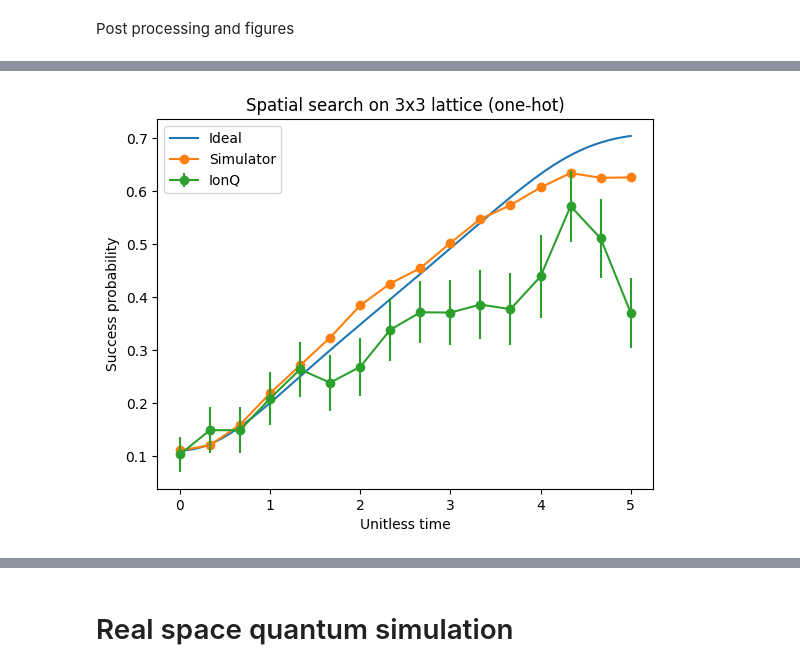
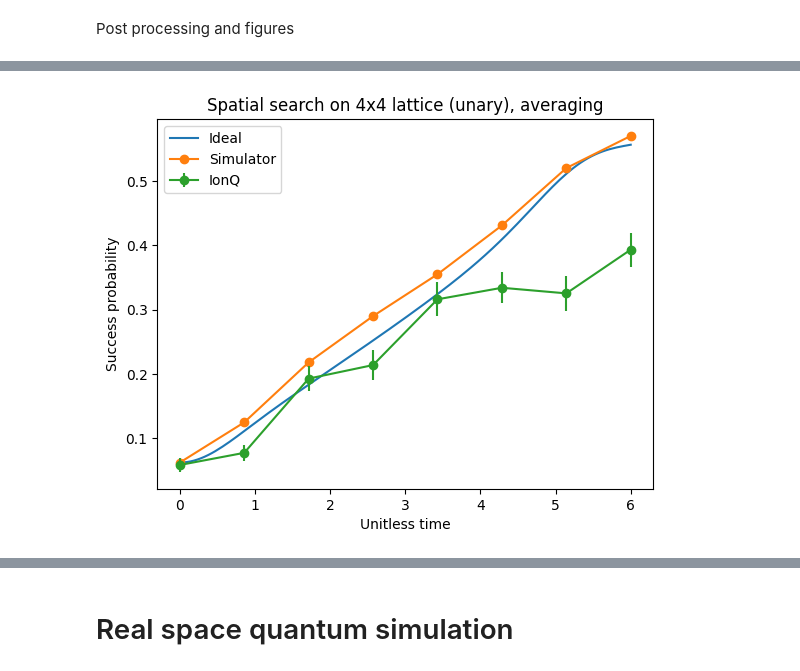
Before and after one commit to jiaqileng/hamiltonian-embedding, a Jupyter notebook: ionq_experiments.ipynb, the cells around one changed output, grey strips where cells are left out. Saved outputs shown, nothing was run; the diff lists cells and outputs as text; code cells hidden in the pictures.

```diff
--- a/ionq_experiments.ipynb
+++ b/ionq_experiments.ipynb
@@ -1985,15 +2465,15 @@ experiment_data/spatial_search/ionq_experiments
 Using StateVectorSimulator
 # %%
-N = 3
+N = 4
 dimension = 2
-encoding = "one-hot"
+encoding = "unary"
 n = num_qubits_per_dim(N, encoding)
 codewords = get_codewords_2d(n, encoding, periodic=False)
 bitstrings = get_bitstrings(N, dimension, encoding)
 
 lamb = 2
-T = 5.0
-r = 7
+T = 6.0
+r = 12
 
 # lamb = 4 # N = 3
 # T = 6.0 # N = 3 (awaiting results on machine)
@@ -2005,13 +2485,17 @@ r = 7
 # lamb = 4 # N = 5
 # r = 18 # N = 5
 
-num_time_points = 16
+num_time_points = 8
 t_vals = np.linspace(0, T, num_time_points)
-num_shots = 100
+num_shots = 500
 
 
 use_native_gates = True
-use_qiskit_transpiler = False
+use_qiskit_transpiler = True
+use_error_mitigation = True
+
+if use_error_mitigation:
+    assert num_shots >= 500, "Number of shots should be at least 500"
 
 experiment_info = {
     "N": N,
@@ -2023,7 +2507,8 @@ experiment_info = {
     "r": r,
     "num_shots": num_shots,
     "use_native_gates": use_native_gates,
-    "use_qiskit_transpiler": use_qiskit_transpiler
+    "use_qiskit_transpiler": use_qiskit_transpiler,
+    "use_error_mitigation": use_error_mitigation
 }
 
 hash_str = hashlib.md5(json.dumps(experiment_info).encode("utf-8")).hexdigest()
@@ -2081,7 +2566,8 @@ if use_real_machine:
     run_ss(N, dimension, encoding, bitstrings, num_time_points, t_vals, TASK_DIR,
            gamma, lamb, r, num_shots, device, SAVE_DIR, use_real_machine,
            qpu_job_ids_filename, sim_task_arns_filename,
-           use_native_gates=use_native_gates, use_qiskit_transpiler=use_qiskit_transpiler)
+           use_native_gates=use_native_gates,
+           use_qiskit_transpiler=use_qiskit_transpiler)
 else:
     sim_freq = run_ss(N, dimension, encoding, bitstrings, num_time_points, t_vals, TASK_DIR,
            gamma, lamb, r, num_shots, device, SAVE_DIR, use_real_machine,
@@ -2110,5 +2587,6 @@ Unitless time:  5.000
 # %% [markdown]
 Get data from completed tasks
 # %%
-ionq_freq = get_results(join(SAVE_DIR, qpu_job_ids_filename), num_time_points, codewords)
+ionq_freq = get_results(join(SAVE_DIR, qpu_job_ids_filename), num_time_points, codewords, use_error_mitigation=False)
+print(np.sum(ionq_freq, axis=1))
 # %% [output]
@@ -2142,8 +2615,10 @@ psi_0 = np.ones(N ** dimension, dtype=np.complex64)
 psi_0 /= np.linalg.norm(psi_0)
 
 H = -gamma * L + H_oracle
-psi = expm_multiply(-1j * H, psi_0, start=0, stop=T, num=num_time_points)
-ideal_success_probability = np.abs(psi[:, N ** dimension - N]) ** 2
+num_time_points_ideal = 128
+psi = expm_multiply(-1j * H, psi_0, start=0, stop=T, num=num_time_points_ideal)
+ideal_dist = np.abs(psi) ** 2
+ideal_success_probability = ideal_dist[:, N ** dimension - N]
 # %%
 sim_freq_normalized = np.zeros_like(sim_freq)
 for i in range(num_time_points):
@@ -2178,15 +2662,15 @@ plt.show()
 # %%
 
-plt.title(f"Spatial search on {N}x{N} lattice ({encoding})")
-plt.plot(np.linspace(0, T, num_time_points), ideal_success_probability, label="Ideal")
+plt.title(f"Spatial search on {N}x{N} lattice ({encoding}), averaging")
+plt.plot(np.linspace(0, T, num_time_points_ideal), ideal_success_probability, label="Ideal")
 plt.plot(t_vals, success_prob_sim, '-o', label="Simulator")
 plt.errorbar(t_vals[valid_points_ionq], success_prob_ionq[valid_points_ionq], err_ionq, fmt='-o', label="IonQ")
 plt.ylabel("Success probability")
 plt.xlabel("Unitless time")
 plt.legend()
 plt.show()
 # %% [output]
-[figure, old version]
+[figure, new version]
 # %%
 plt.plot(t_vals, np.sum(sim_freq, axis=1), '-o', label="Simulator", color="#ff7f0e")
 plt.errorbar(t_vals, np.sum(ionq_freq, axis=1), np.sqrt(np.sum(ionq_freq, axis=1) * (1 - np.sum(ionq_freq, axis=1)) / (num_shots - 1)), fmt='-o', label="IonQ", color="#2ca02c")
```
Also changed, not shown: parts of 78 cells of this notebook.
